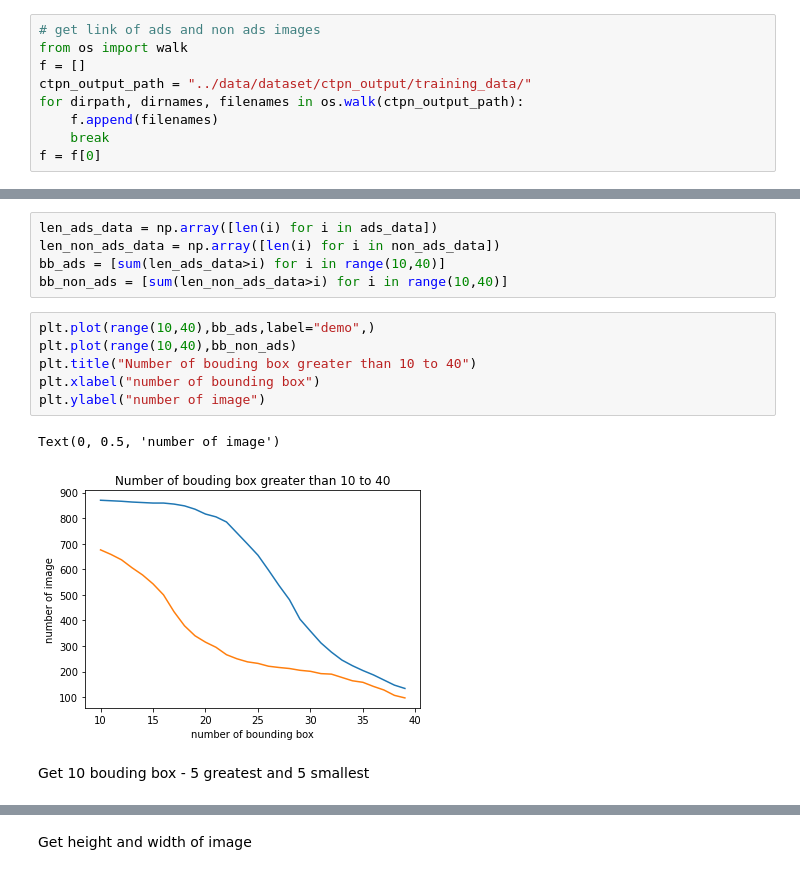
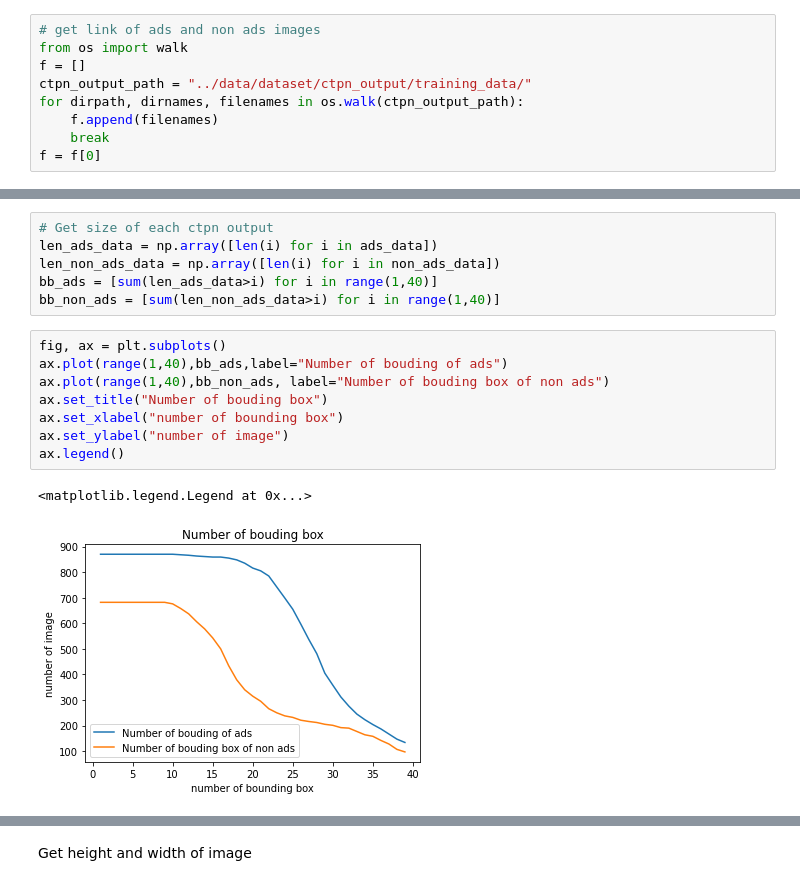
Before and after one commit to huynguyen12019/ads_detection, a Jupyter notebook: phase_1/preprocessing.ipynb, the cells around one changed output, grey strips where cells are left out. Drawn from its saved outputs; the diff is of its cells as text.

```diff
--- a/phase_1/preprocessing.ipynb
+++ b/phase_1/preprocessing.ipynb
@@ -31,16 +42,17 @@ for name in f:
 # %%
+# Get size of each ctpn output
 len_ads_data = np.array([len(i) for i in ads_data])
 len_non_ads_data = np.array([len(i) for i in non_ads_data])
-bb_ads = [sum(len_ads_data>i) for i in range(10,40)]
-bb_non_ads = [sum(len_non_ads_data>i) for i in range(10,40)]
+bb_ads = [sum(len_ads_data>i) for i in range(1,40)]
+bb_non_ads = [sum(len_non_ads_data>i) for i in range(1,40)]
 # %%
-plt.plot(range(10,40),bb_ads,label="demo",)
-plt.plot(range(10,40),bb_non_ads)
-plt.title("Number of bouding box greater than 10 to 40")
-plt.xlabel("number of bounding box")
-plt.ylabel("number of image")
+fig, ax = plt.subplots()
+ax.plot(range(1,40),bb_ads,label="Number of bouding of ads")
+ax.plot(range(1,40),bb_non_ads, label="Number of bouding box of non ads")
+ax.set_title("Number of bouding box")
+ax.set_xlabel("number of bounding box")
+ax.set_ylabel("number of image")
+ax.legend()
 # %% [output]
-Text(0, 0.5, 'number of image')
+<matplotlib.legend.Legend at 0x...>
-[figure, old version]
+[figure, new version]
-# %% [markdown]
-Get 10 bouding box - 5 greatest and 5 smallest
```
Also changed, not shown: parts of 52 cells of this notebook.
